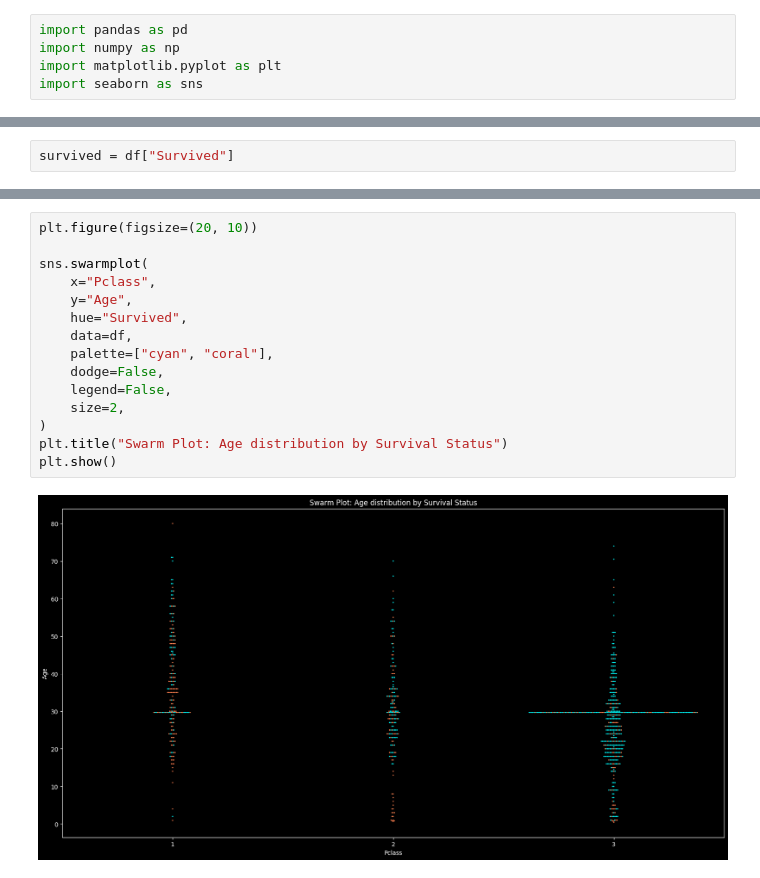
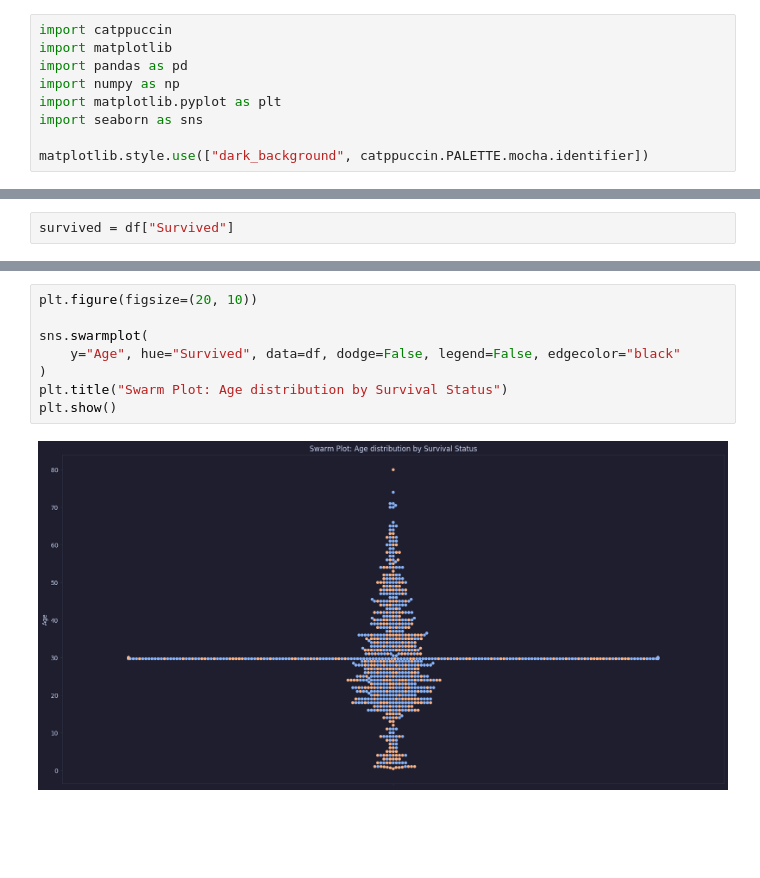
Before and after one commit to sarveshmhadgut/DSBDAL-Coursework, a Jupyter notebook: Mock Prep/data_viz_01+02.ipynb, the cells around one changed output, grey strips where cells are left out. Saved outputs shown, nothing was run; the diff lists cells and outputs as text; blank space fills up the shorter version.

Commit message:
added styling to visualizations

```diff
--- a/Mock Prep/data_viz_01+02.ipynb
+++ b/Mock Prep/data_viz_01+02.ipynb
@@ -1,8 +5,12 @@
 # %%
+import catppuccin
+import matplotlib
 import pandas as pd
 import numpy as np
 import matplotlib.pyplot as plt
 import seaborn as sns
+
+matplotlib.style.use(["dark_background", catppuccin.PALETTE.mocha.identifier])
 # %%
 df = pd.read_csv("../datasets/data_titanic.csv")
 # %%
@@ -215,20 +224,13 @@ plt.show()
 # %%
 plt.figure(figsize=(20, 10))
 
 sns.swarmplot(
-    x="Pclass",
-    y="Age",
-    hue="Survived",
-    data=df,
-    palette=["cyan", "coral"],
-    dodge=False,
-    legend=False,
-    size=2,
+    y="Age", hue="Survived", data=df, dodge=False, legend=False, edgecolor="black"
 )
 plt.title("Swarm Plot: Age distribution by Survival Status")
 plt.show()
 # %% [output]
-[figure, old version]
+[figure, new version]
 # %%
 plt.figure(figsize=(20, 10))
 
```
Also changed, not shown: parts of 13 cells of this notebook, 1 other file.
